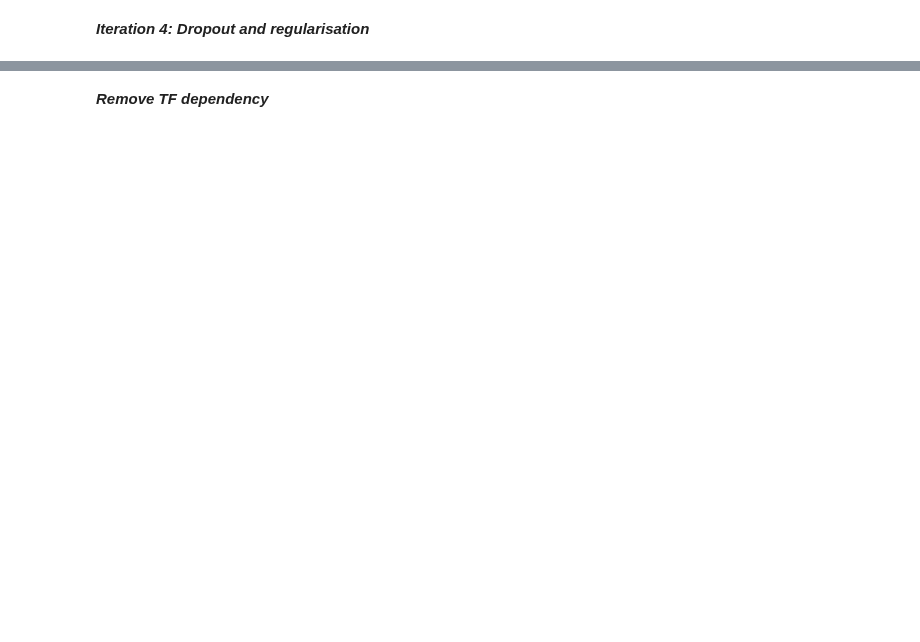
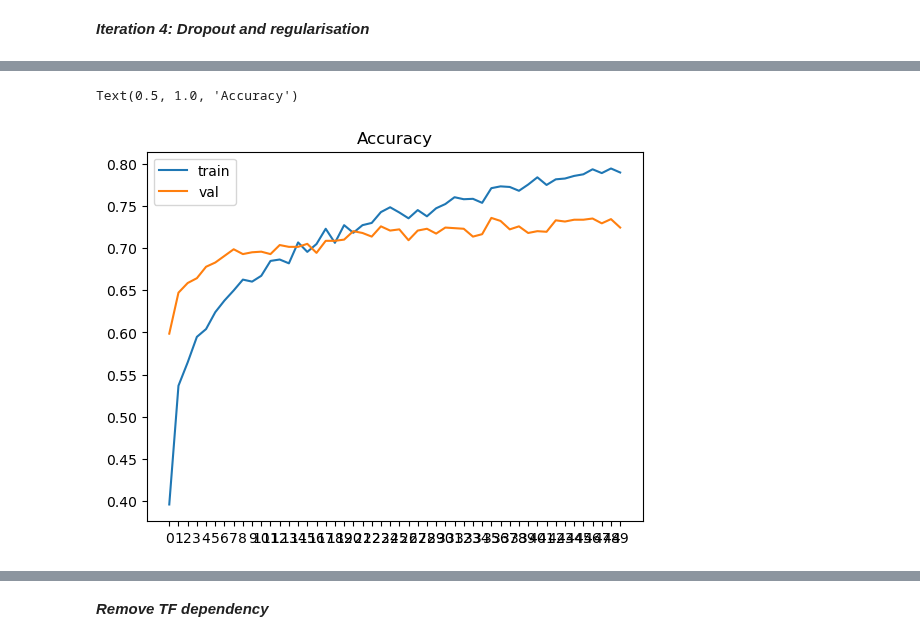
Before and after one commit to BuzzKanga/MLZoomCamp-CNN-CatBreedClassification, a Jupyter notebook: notebook.ipynb, the cells around one changed output, grey strips where cells are left out. Saved outputs shown, nothing was run; the diff lists cells and outputs as text; code cells hidden in the pictures; blank space fills up the shorter version.

```diff
--- a/notebook.ipynb
+++ b/notebook.ipynb
@@ -471,2 +723,0 @@ history = model.fit(
-# %%
-model = keras.models.load_model("xception_v3_10_0.609.h5")
@@ -524,0 +741,10 @@ print('fin')
+# %%
+# run model using validation data
+val_gen = ImageDataGenerator(preprocessing_function=preprocess_input)
+
+val_ds = val_gen.flow_from_directory(
+    './data/validation/',
+    target_size=(299, 299),
+    batch_size=32,
+    shuffle=False
+)
@@ -524,0 +792,24 @@ print('fin')
+# %%
+input_size = 299
+learning_rate = 0.001
+size_inner = 1000
+droprate = 0.8
+epochs = 50
+
+scores = {}
+
+model = make_model(
+    input_size=input_size,
+    learning_rate=learning_rate,
+    size_inner=size_inner,
+    droprate=droprate
+)
+
+history = model.fit(
+    train_ds,
+    epochs=epochs,
+    validation_data=val_ds
+#    callbacks=[checkpoint]
+)
+
+scores = history.history
@@ -524,0 +834,11 @@ print('fin')
+# %%
+# plot training accuracy vs validation accuracy
+plt.plot(history.history['accuracy'], label='train')
+plt.plot(history.history['val_accuracy'], label='val')
+
+plt.xticks(np.arange(epochs))
+plt.legend()
+plt.title('Accuracy')
+# %% [output]
+Text(0.5, 1.0, 'Accuracy')
+[figure, added]
```
Also changed, not shown: parts of 87 cells of this notebook, 3 other files.
